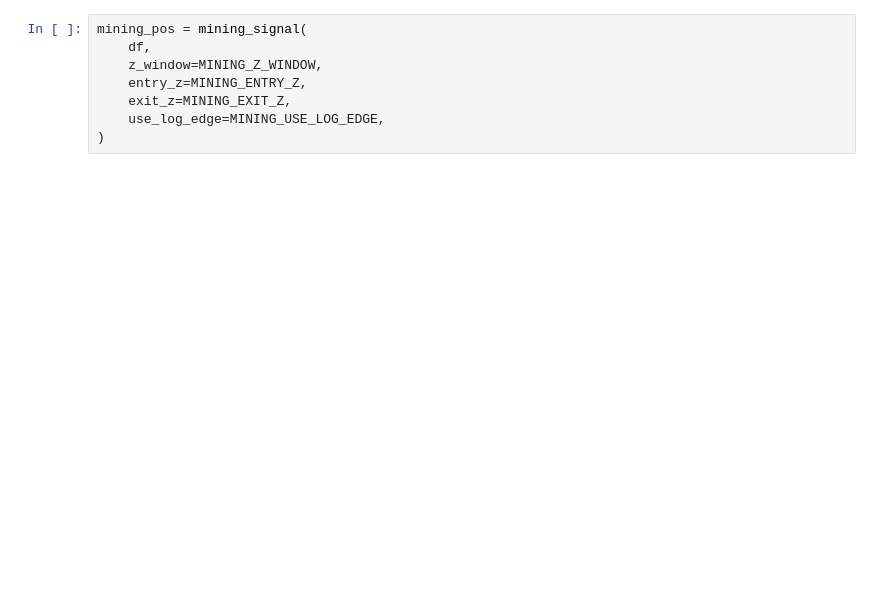
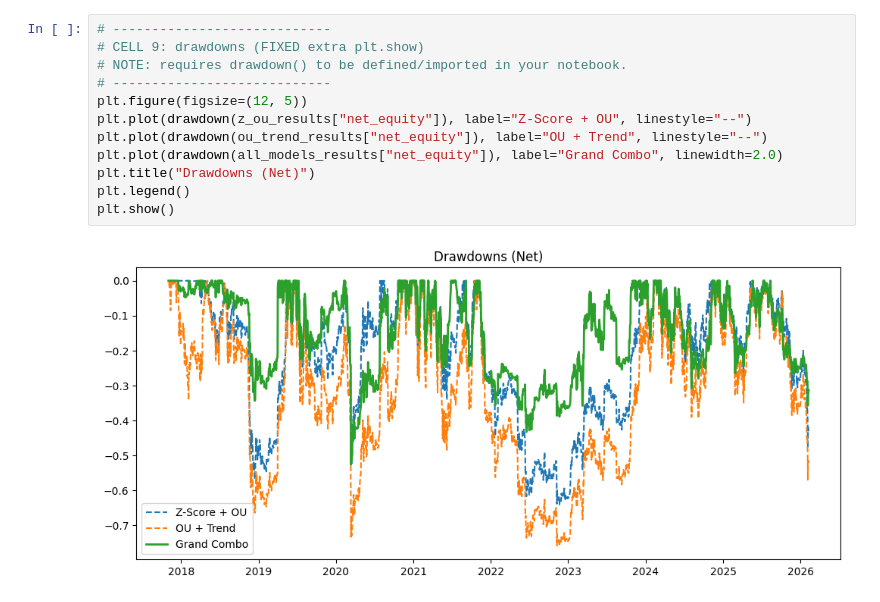
Before and after one commit to StandingAbove/LunaExchange, a Jupyter notebook: Crypto/Research/02_btc_single_asset.ipynb, the cells around one changed output. Cells and saved outputs as stored; diff of their text form; blank space fills up the shorter version.

```diff
--- a/Crypto/Research/02_btc_single_asset.ipynb
+++ b/Crypto/Research/02_btc_single_asset.ipynb
@@ -81,9 +233,15 @@ trend_results = run_backtest(
 # %%
-mining_pos = mining_signal(
-    df,
-    z_window=MINING_Z_WINDOW,
-    entry_z=MINING_ENTRY_Z,
-    exit_z=MINING_EXIT_Z,
-    use_log_edge=MINING_USE_LOG_EDGE,
-)
+# ----------------------------
+# CELL 9: drawdowns (FIXED extra plt.show)
+# NOTE: requires drawdown() to be defined/imported in your notebook.
+# ----------------------------
+plt.figure(figsize=(12, 5))
+plt.plot(drawdown(z_ou_results["net_equity"]), label="Z-Score + OU", linestyle="--")
+plt.plot(drawdown(ou_trend_results["net_equity"]), label="OU + Trend", linestyle="--")
+plt.plot(drawdown(all_models_results["net_equity"]), label="Grand Combo", linewidth=2.0)
+plt.title("Drawdowns (Net)")
+plt.legend()
+plt.show()
+# %% [output]
+[figure, added]
 # %%
```
Also changed, not shown: parts of 19 cells of this notebook.
